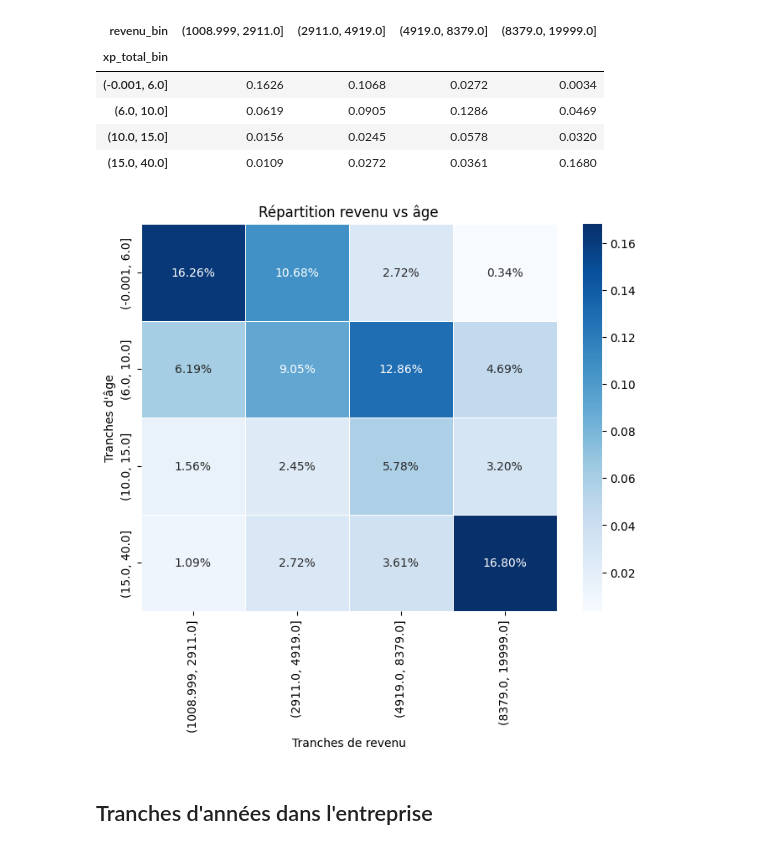
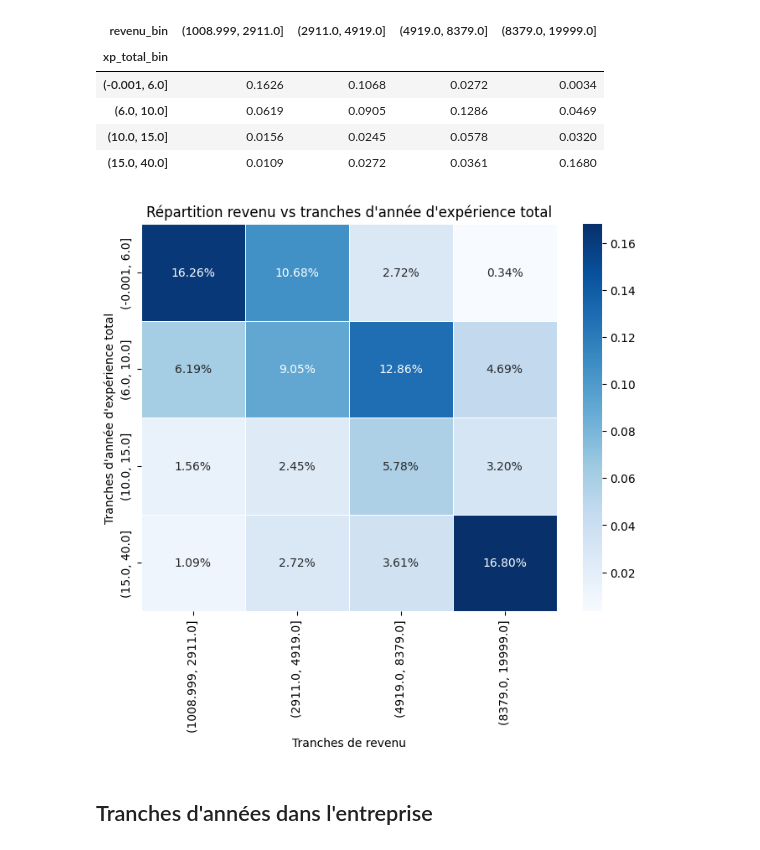
Before and after one commit to maximebarbier01/technova-attrition, a Jupyter notebook: notebook/01-EDA.ipynb, the cells around one changed output. Cells and saved outputs as stored; diff of their text form; code cells hidden in the pictures.

```diff
--- a/notebook/01-EDA.ipynb
+++ b/notebook/01-EDA.ipynb
@@ -1361,3 +1367,11 @@ plt.show()
+# %%
+df["promotion_speed"] = df["annees_depuis_la_derniere_promotion"] / (df["annees_dans_l_entreprise"] + 1)
+# %%
+df["experience_mismatch"] = df["annee_experience_totale"] - df["annees_dans_le_poste_actuel"]
+# %%
+df["is_low_salary_for_job"] = (
+    df["revenu_mensuel"] < df.groupby("poste")["revenu_mensuel"].transform("median")
+).astype(int)
 # %% [markdown]
 ## Niveau hiérarchique
 # %%
@@ -1389,6 +1403,11 @@ plt.ylabel("Niveau hiérarchique")
 plt.show()
 # %% [output]
 [figure]
+# %%
+df["salary_vs_level"] = (
+    df["revenu_mensuel"] /
+    (df["niveau_hierarchique_poste"] + 1)
+)
 # %% [markdown]
 ## Expériences
 # %%
@@ -1442,21 +1461,21 @@ ct
 # %%
 plt.figure(figsize=(8, 6))
 
 sns.heatmap(
     ct,
     annot=True,
     fmt=".2%",
     cmap="Blues",
     linewidths=0.5
 )
 
-plt.title("Répartition revenu vs âge")
+plt.title("Répartition revenu vs tranches d'année d'expérience total")
 plt.xlabel("Tranches de revenu")
-plt.ylabel("Tranches d'âge")
+plt.ylabel("Tranches d'année d'expérience total")
 
 plt.show()
 # %% [output]
-[figure, old version]
+[figure, new version]
 # %% [markdown]
 ## Tranches d'années dans l'entreprise
 # %%
```
Also changed, not shown: parts of 14 cells of this notebook, 3 other files.
